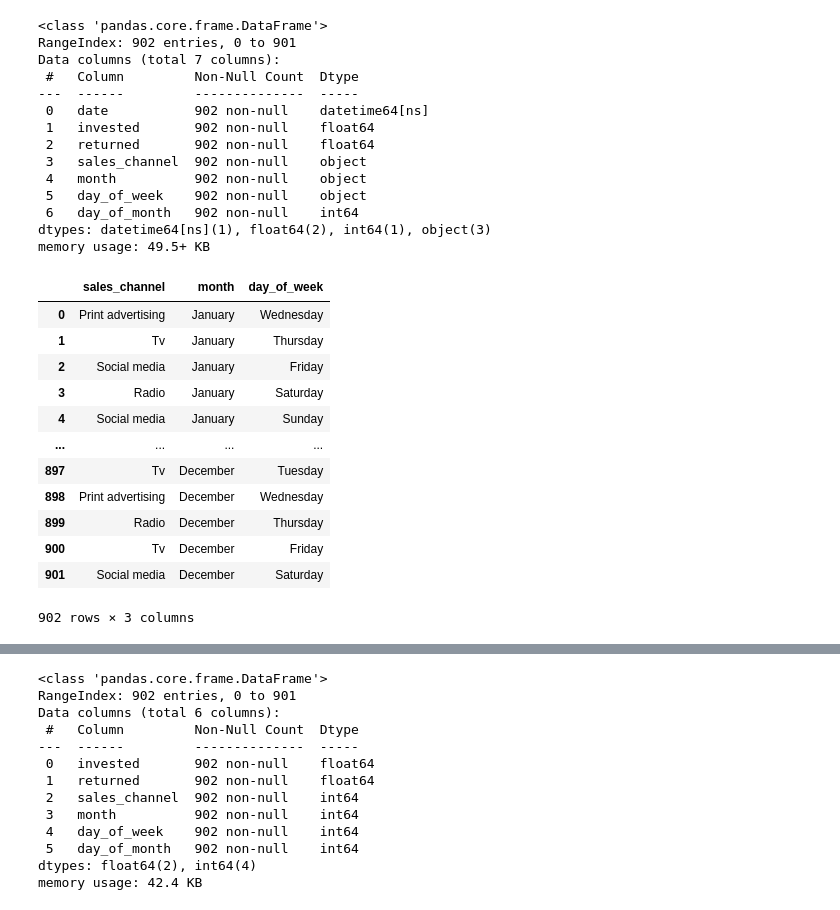
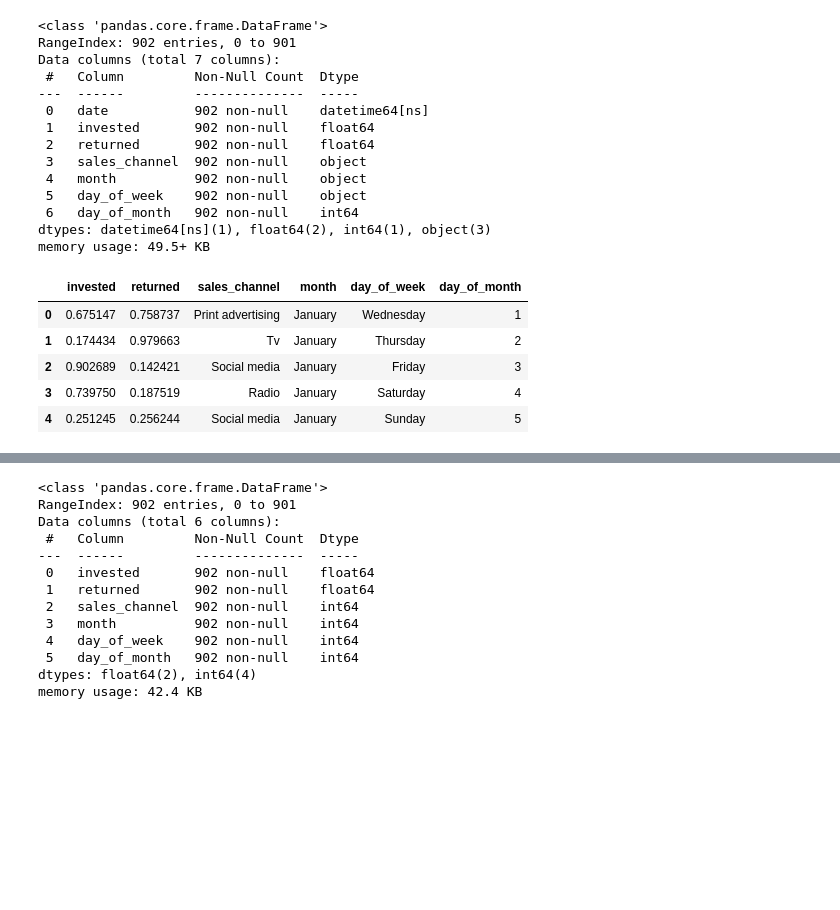
Before and after one commit to eduardochaves1/marketing-campaign, a Jupyter notebook: assets/ML_MODEL.ipynb, the cells around one changed output, grey strips where cells are left out. Cells and saved outputs as stored; diff of their text form; code cells hidden in the pictures; blank space fills up the shorter version.

```diff
--- a/assets/ML_MODEL.ipynb
+++ b/assets/ML_MODEL.ipynb
@@ -59,21 +61,22 @@ dtypes: datetime64[ns](1), float64(2), int64(1), object(3)
 memory usage: 49.5+ KB
 # %%
 df = df.drop('date', axis=1)
-# %%
-categorical_features = df.select_dtypes('object')
-categorical_features
-# %% [output]
-|  | sales_channel | month | day_of_week |
-| 0 | Print advertising | January | Wednesday |
-| 1 | Tv | January | Thursday |
-| 2 | Social media | January | Friday |
-| 3 | Radio | January | Saturday |
-| 4 | Social media | January | Sunday |
-| ... | ... | ... | ... |
-| 897 | Tv | December | Tuesday |
-| 898 | Print advertising | December | Wednesday |
-| 899 | Radio | December | Thursday |
-| 900 | Tv | December | Friday |
-| 901 | Social media | December | Saturday |
-902 rows × 3 columns
+# %%
+minMaxScaler_fit = [(feature, MinMaxScaler().fit(df[feature].values.reshape(-1,1))) for feature in ['invested', 'returned']]
+
+joblib.dump(minMaxScaler_fit, '../minMaxScaler_fit.jbl')
+# exporting the fitted features from the data tu use later on
+# the deployed model
+
+for feature, scaler in minMaxScaler_fit:
+  df[feature] = scaler.transform(df[feature].values.reshape(-1,1))
+
+df.head()
+# %% [output]
+|  | invested | returned | sales_channel | month | day_of_week | day_of_month |
+| 0 | 0.675147 | 0.758737 | Print advertising | January | Wednesday | 1 |
+| 1 | 0.174434 | 0.979663 | Tv | January | Thursday | 2 |
+| 2 | 0.902689 | 0.142421 | Social media | January | Friday | 3 |
+| 3 | 0.739750 | 0.187519 | Radio | January | Saturday | 4 |
+| 4 | 0.251245 | 0.256244 | Social media | January | Sunday | 5 |
 # %%
```
Also changed, not shown: parts of 19 cells of this notebook.
